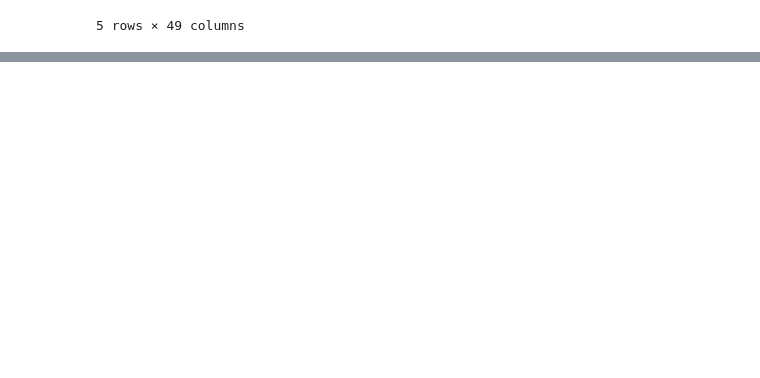
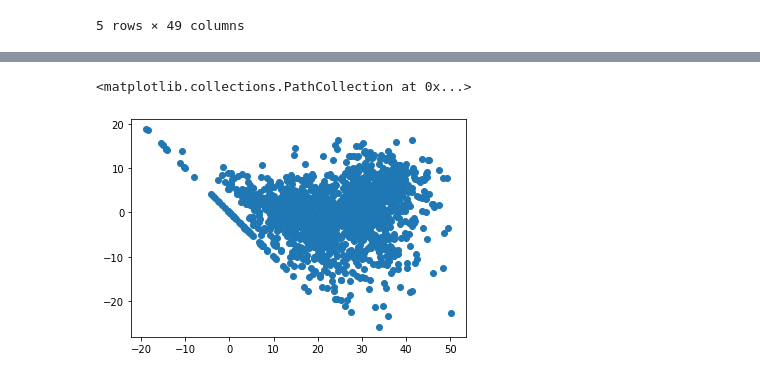
Before and after one commit to YashwantRaul/Supervised-ML-Regression, a Jupyter notebook: Bike_Sharing_Demand_Prediction_Capstone_Project.ipynb, the cells around one changed output, grey strips where cells are left out. Drawn from its saved outputs; the diff is of its cells as text; code cells hidden in the pictures; blank space fills up the shorter version.

```diff
--- a/Bike_Sharing_Demand_Prediction_Capstone_Project.ipynb
+++ b/Bike_Sharing_Demand_Prediction_Capstone_Project.ipynb
@@ -447,0 +627,7 @@ df_copy.head()
+# %%
+### Cross validation
+from sklearn.model_selection import GridSearchCV
+lasso = Lasso()
+parameters = {'alpha': [1e-15,1e-13,1e-10,1e-8,1e-5,1e-4,1e-3,1e-2,1e-1,1,5,10,20,30,40,45,50,55,60,100,150]}
+lasso_regressor = GridSearchCV(lasso, parameters, scoring='neg_mean_squared_error', cv=5)
+lasso_regressor.fit(X_train, y_train)
@@ -447,0 +697,8 @@ df_copy.head()
+# %%
+#import the packages
+from sklearn.linear_model import Ridge
+
+ridge= Ridge(alpha=0.1)
+# %%
+#FIT THE MODEL
+ridge.fit(X_train,y_train)
@@ -447,0 +712,3 @@ df_copy.head()
+# %%
+#get the X-test value
+y_pred_test_ridge=ridge.predict(X_test)
@@ -447,0 +783,6 @@ df_copy.head()
+# %%
+### Heteroscadacity
+plt.scatter((y_pred_test_ridge),(y_test)-(y_pred_test_ridge))
+# %% [output]
+<matplotlib.collections.PathCollection at 0x...>
+[figure, added]
```
Also changed, not shown: parts of 40 cells of this notebook.
